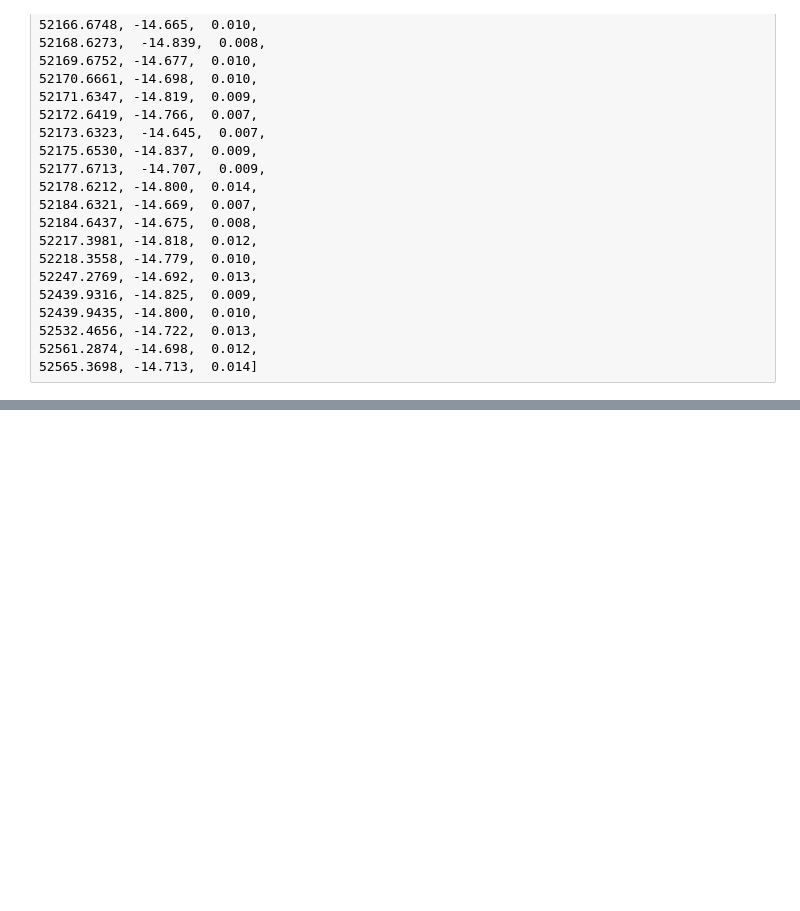
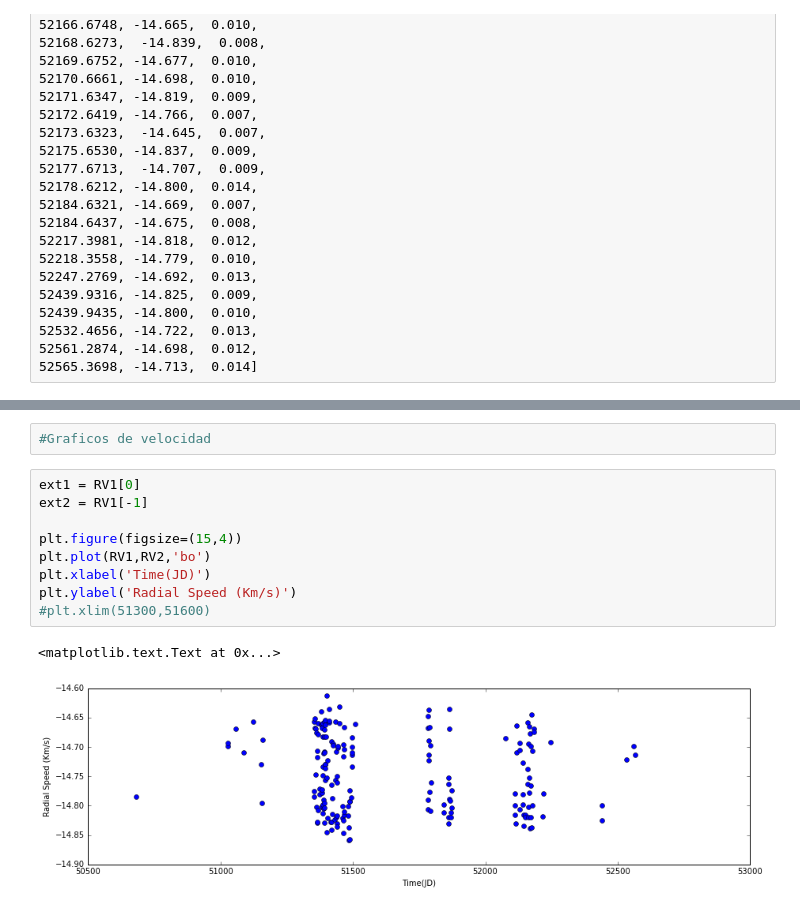
Before and after one commit to brayan235/Metodos-computacionales, a Jupyter notebook: Planetariassssss.ipynb, the cells around one changed output, grey strips where cells are left out. Drawn from its saved outputs; the diff is of its cells as text; blank space fills up the shorter version.

```diff
--- a/Planetariassssss.ipynb
+++ b/Planetariassssss.ipynb
@@ -2604,0 +2656,14 @@ RV2 = []
+# %%
+#Graficos de velocidad
+# %%
+ext1 = RV1[0]
+ext2 = RV1[-1]
+
+plt.figure(figsize=(15,4))
+plt.plot(RV1,RV2,'bo')
+plt.xlabel('Time(JD)')
+plt.ylabel('Radial Speed (Km/s)')
+#plt.xlim(51300,51600)
+# %% [output]
+<matplotlib.text.Text at 0x...>
+[figure, added]
```
Also changed, not shown: parts of 11 cells of this notebook.
